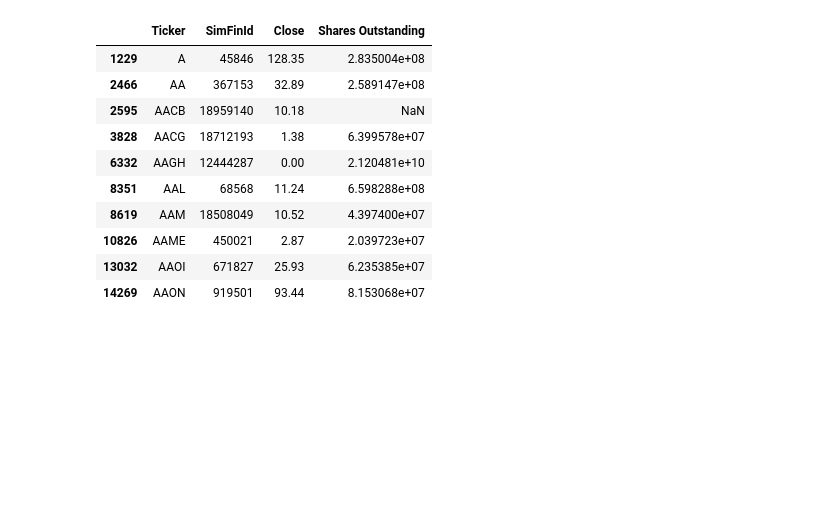
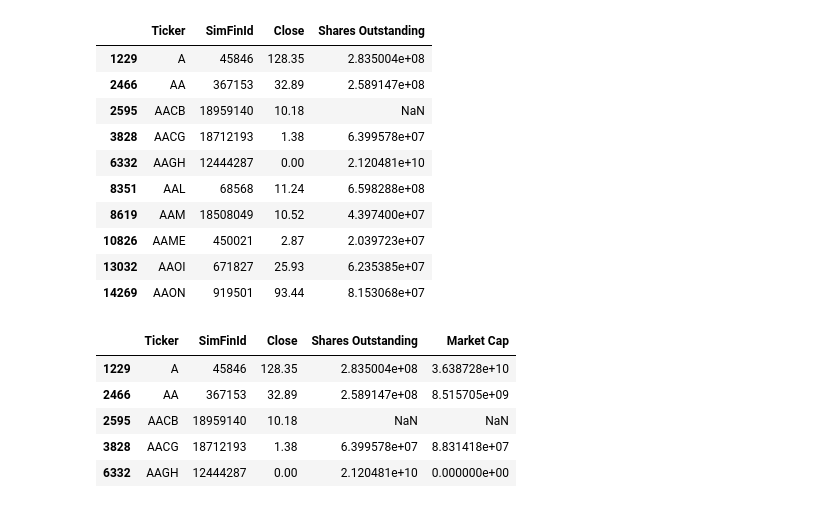
Before and after one commit to finnrcase/Econ_430_proj_1, a Jupyter notebook: notebooks/01_build_dataset.ipynb, the cells around one changed output. Saved outputs shown, nothing was run; the diff lists cells and outputs as text; code cells hidden in the pictures; blank space fills up the shorter version.

```diff
--- a/notebooks/01_build_dataset.ipynb
+++ b/notebooks/01_build_dataset.ipynb
@@ -408,3 +408,20 @@ prices_on_date[
 | 10826 | AAME | 450021 | 2.87 | 2.039723e+07 |
 | 13032 | AAOI | 671827 | 25.93 | 6.235385e+07 |
 | 14269 | AAON | 919501 | 93.44 | 8.153068e+07 |
+# %%
+market_data = prices_on_date[
+    ['Ticker', 'SimFinId', 'Close', 'Shares Outstanding']
+].copy()
+# %%
+market_data['Market Cap'] = (
+    market_data['Close'] * market_data['Shares Outstanding']
+)
+# %%
+market_data.head()
+# %% [output]
+|  | Ticker | SimFinId | Close | Shares Outstanding | Market Cap |
+| 1229 | A | 45846 | 128.35 | 2.835004e+08 | 3.638728e+10 |
+| 2466 | AA | 367153 | 32.89 | 2.589147e+08 | 8.515705e+09 |
+| 2595 | AACB | 18959140 | 10.18 | NaN | NaN |
+| 3828 | AACG | 18712193 | 1.38 | 6.399578e+07 | 8.831418e+07 |
+| 6332 | AAGH | 12444287 | 0.00 | 2.120481e+10 | 0.000000e+00 |
```
Also changed, not shown: parts of 4 cells of this notebook.
